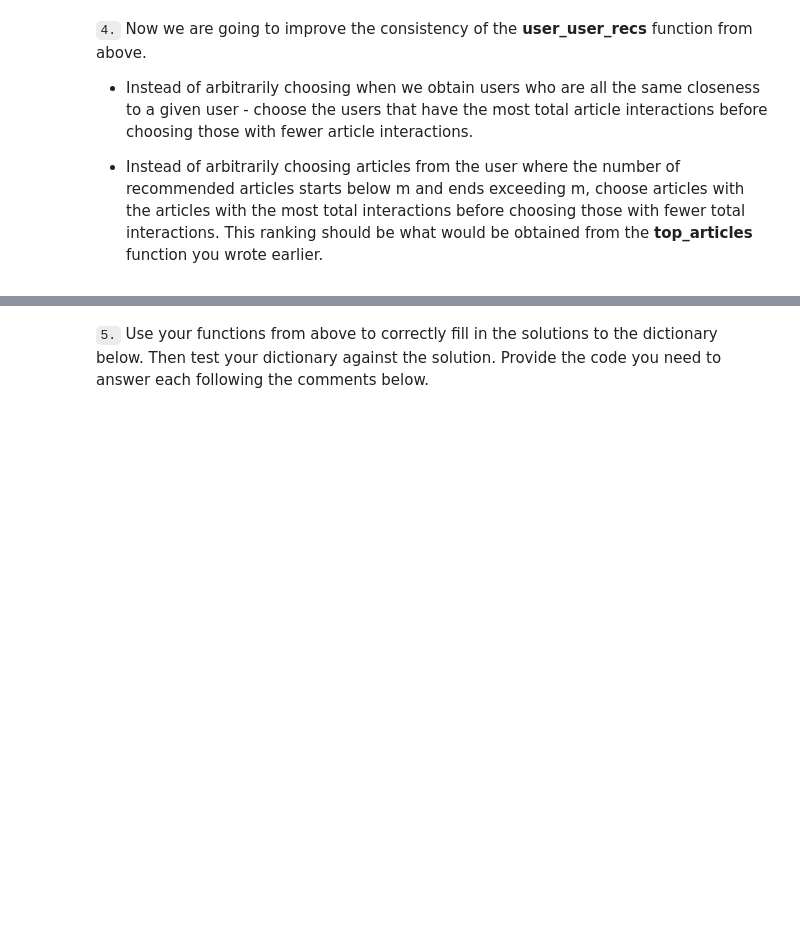
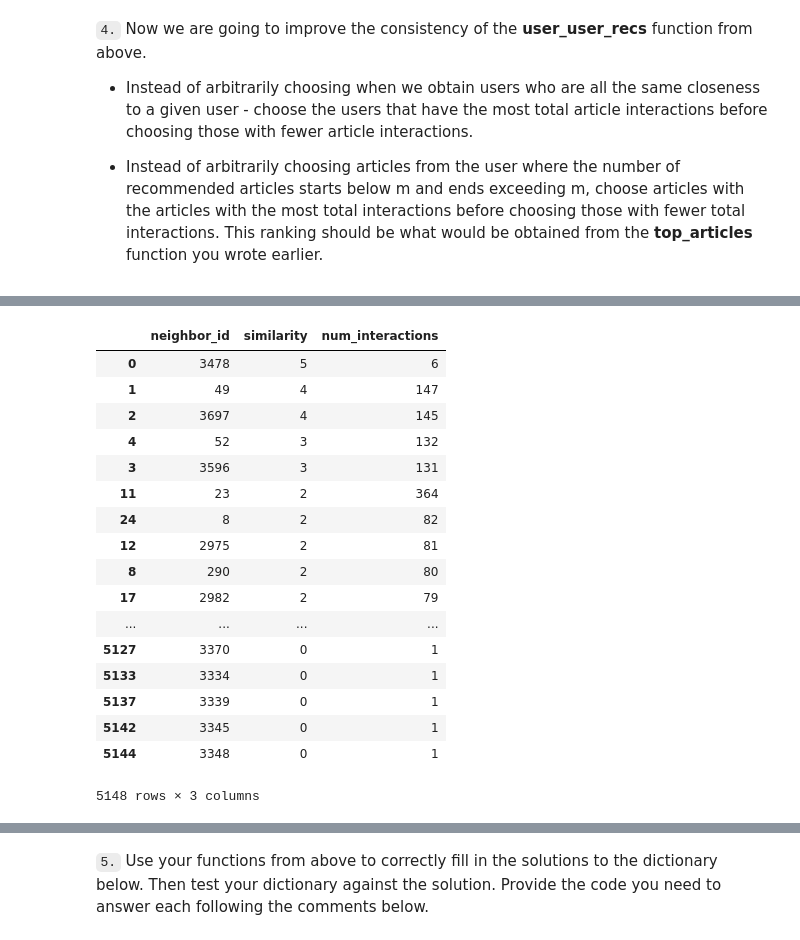
Before and after one commit to more8722/Recommendations-with-IBM, a Jupyter notebook: Recommendations_with_IBM.ipynb, the cells around one changed output, grey strips where cells are left out. Drawn from its saved outputs; the diff is of its cells as text; code cells hidden in the pictures; blank space fills up the shorter version.

```diff
--- a/Recommendations_with_IBM.ipynb
+++ b/Recommendations_with_IBM.ipynb
@@ -407,3 +559,30 @@ print("If this is all you see, you passed all of our tests!  Nice job!")
+# %%
+# test test for fucntion get_top_sorted_users
+similarity = user_item.dot(user_item.loc[50]).sort_values(ascending=False).drop(50).to_frame('similarity').reset_index()
+num_interactions = df.user_id.value_counts().to_frame('num_interactions')
+neighbors_df=similarity.merge(num_interactions,
+                                  left_on='user_id', right_index=True).rename(columns={'user_id':'neighbor_id'})
+neighbors_df.sort_values(by=['similarity', 'num_interactions'], ascending=False, inplace=True)
+neighbors_df
+# %% [output]
+|  | neighbor_id | similarity | num_interactions |
+| 0 | 3478 | 5 | 6 |
+| 1 | 49 | 4 | 147 |
+| 2 | 3697 | 4 | 145 |
+| 4 | 52 | 3 | 132 |
+| 3 | 3596 | 3 | 131 |
+| 11 | 23 | 2 | 364 |
+| 24 | 8 | 2 | 82 |
+| 12 | 2975 | 2 | 81 |
+| 8 | 290 | 2 | 80 |
+| 17 | 2982 | 2 | 79 |
+| ... | ... | ... | ... |
+| 5127 | 3370 | 0 | 1 |
+| 5133 | 3334 | 0 | 1 |
+| 5137 | 3339 | 0 | 1 |
+| 5142 | 3345 | 0 | 1 |
+| 5144 | 3348 | 0 | 1 |
+5148 rows × 3 columns
 # %%
 def get_top_sorted_users(user_id, df=df, user_item=user_item):
     '''
```
Also changed, not shown: parts of 44 cells of this notebook.
